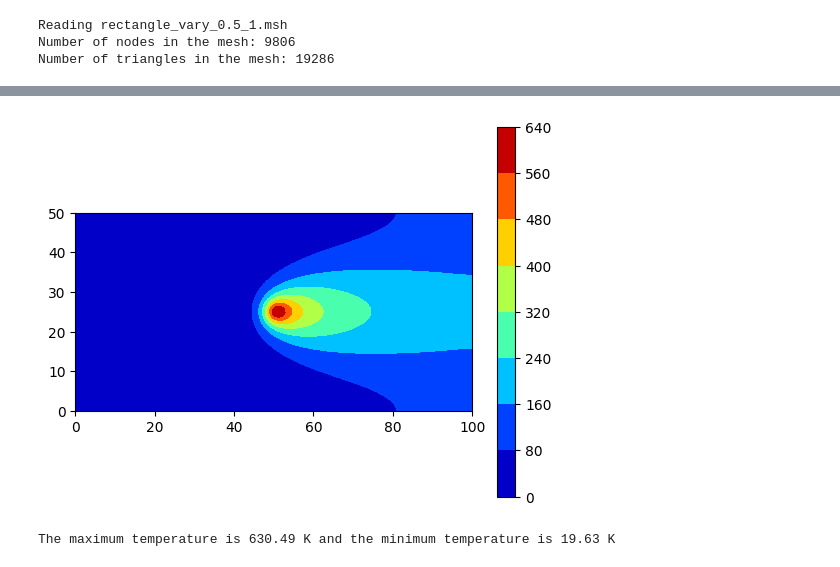
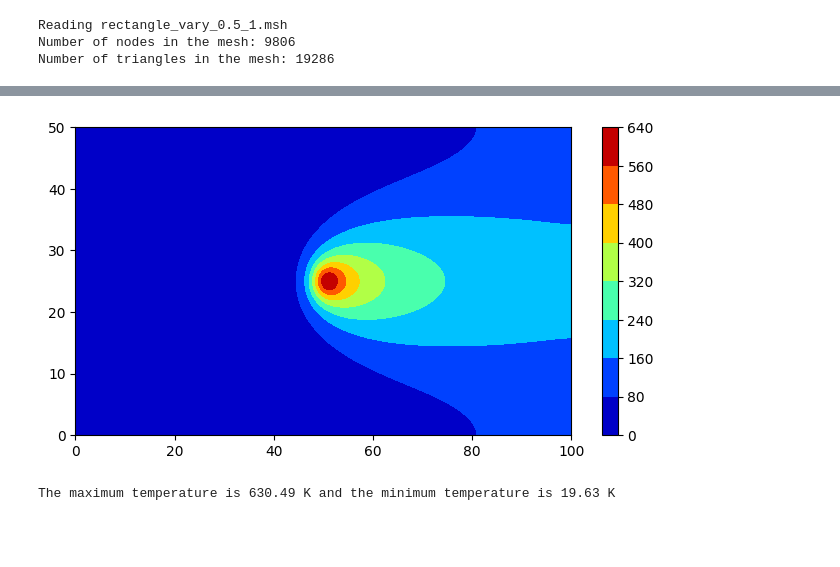
Before and after one commit to me21b172/ME5204-Project, a Jupyter notebook: Anuj/Final.ipynb, the cells around one changed output, grey strips where cells are left out. Drawn from its saved outputs; the diff is of its cells as text; code cells hidden in the pictures; blank space fills up the shorter version.

```diff
--- a/Anuj/Final.ipynb
+++ b/Anuj/Final.ipynb
@@ -254,13 +254,13 @@ The maximum temperature is 20.00 K and the minimum temperature is 7.67 K
 # %%
 _,K,G,F,boundary,theta = soln1.fit_ele(mode = "linear",verbose = False)
 # h,K,G,F,boundary_term,theta
 gc.collect()
+plt.figure(figsize=(8,4))
 plt.tricontourf(nodecoords[:,0],nodecoords[:,1],theta.flatten(),cmap = 'jet')
 plt.colorbar()
-plt.gca().set_aspect('equal')
 plt.show()
 # %% [output]
-[figure, old version]
+[figure, new version]
 # %%
 print(f"The maximum temperature is {np.max(theta):.2f} K and the minimum temperature is {np.min(theta):.2f} K")
 # %% [output]
```
Also changed, not shown: parts of 11 cells of this notebook, 1 other file.
